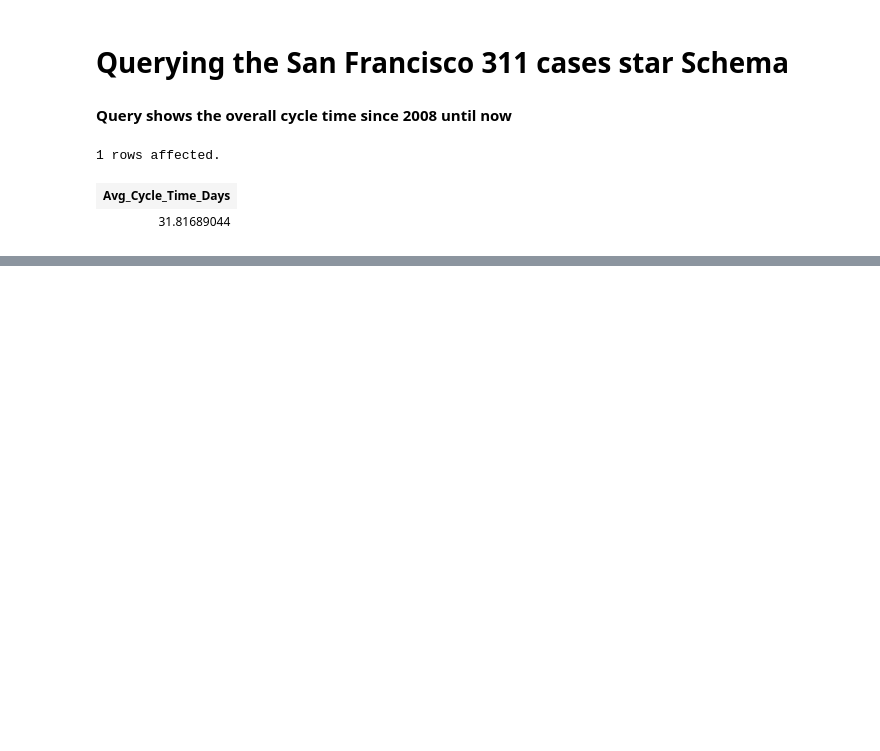
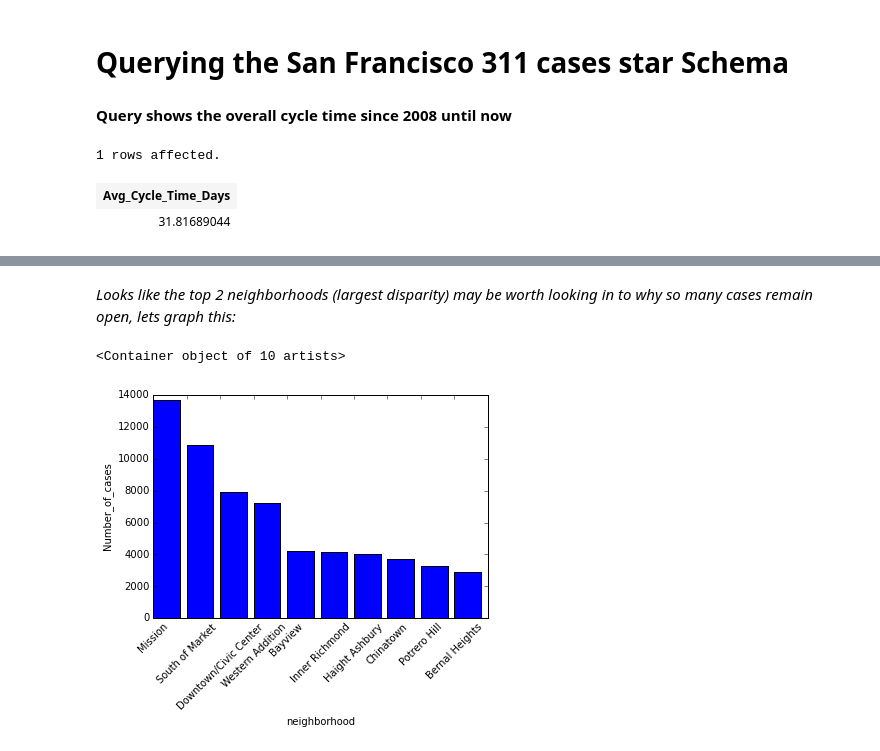
Before and after one commit to nriyer/star_schema, a Jupyter notebook: pelamoko_iyer.ipynb, the cells around one changed output, grey strips where cells are left out. Saved outputs shown, nothing was run; the diff lists cells and outputs as text; code cells hidden in the pictures; blank space fills up the shorter version.

Commit message:
added queries and some graphs

```diff
--- a/pelamoko_iyer.ipynb
+++ b/pelamoko_iyer.ipynb
@@ -758,0 +952,8 @@ FROM cycle_time_facts
+# %% [markdown]
+*Looks like the top 2 neighborhoods (largest disparity) may be worth looking in to why so many cases remain open, lets graph this:*
+# %%
+result = _
+result.bar()
+# %% [output]
+<Container object of 10 artists>
+[figure, added]
```
Also changed, not shown: parts of 51 cells of this notebook.
